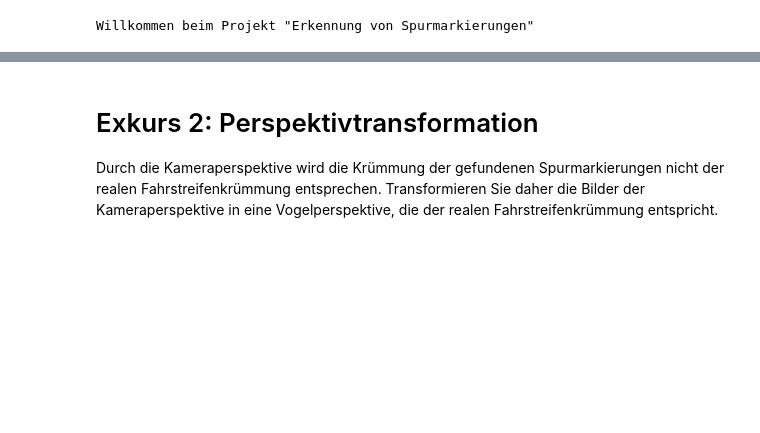
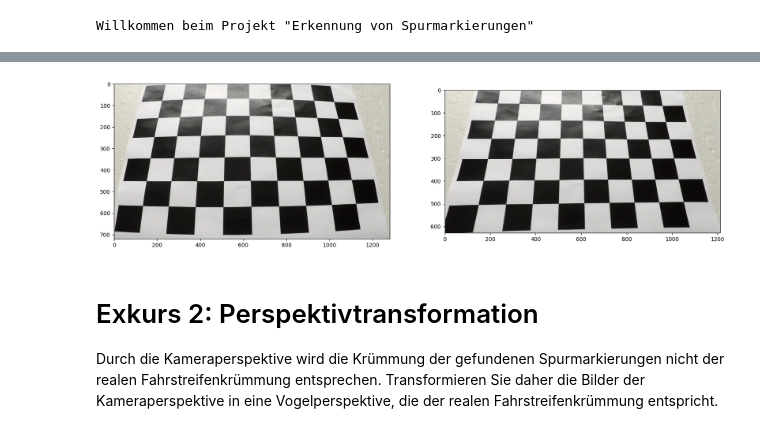
Before and after one commit to Ben-schlch/conventional_lane_detection, a Jupyter notebook: kalibrierung.ipynb, the cells around one changed output, grey strips where cells are left out. Cells and saved outputs as stored; diff of their text form; code cells hidden in the pictures; blank space fills up the shorter version.

```diff
--- a/kalibrierung.ipynb
+++ b/kalibrierung.ipynb
@@ -28,3 +66,21 @@ GRID_SIZE = (9, 6)
+# %%
+n = 2
+gray_calib_img_0 = cv.cvtColor(calib_imgs[n], cv.COLOR_RGB2GRAY)
+ret, mtx, dist, rvecs, tvecs = cv.calibrateCamera(objpoints, imgpoints, gray_calib_img_0.shape[::-1], None, None)
+h, w = calib_imgs[n].shape[:2]
+newcameramatrix, roi = cv.getOptimalNewCameraMatrix(mtx, dist, (w,h), 1, (w,h))
+undist_img_0 = cv.undistort(calib_imgs[n], mtx, dist, None, newcameramatrix)
+x, y, w, h = roi
+undist_img_0 = undist_img_0[y:y+h, x:x+w]
+
+plt.figure(figsize=(20,10))
+plt.subplot(1,2,1)
+plt.imshow(calib_imgs[n])
+plt.subplot(1,2,2)
+plt.imshow(undist_img_0)
+plt.show()
+# %% [output]
+[figure, added]
 # %% [markdown]
 # Exkurs 2: Perspektivtransformation
 Durch die Kameraperspektive wird die Krümmung der gefundenen Spurmarkierungen nicht der realen Fahrstreifenkrümmung entsprechen. Transformieren Sie daher die Bilder der Kameraperspektive in eine Vogelperspektive, die der realen Fahrstreifenkrümmung entspricht.
```
Also changed, not shown: parts of 4 cells of this notebook, 2 other files.
